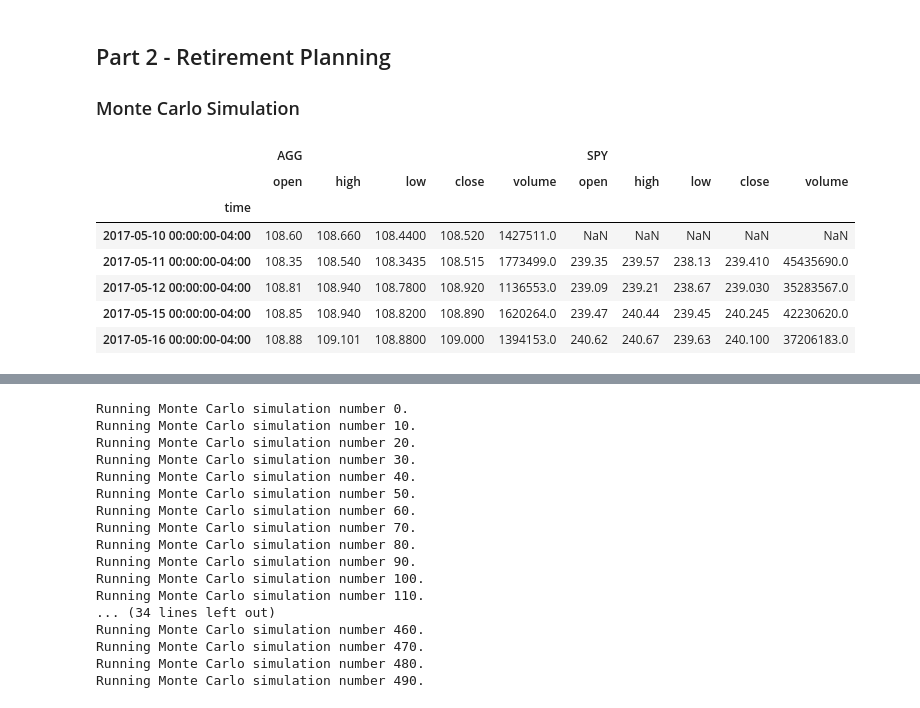
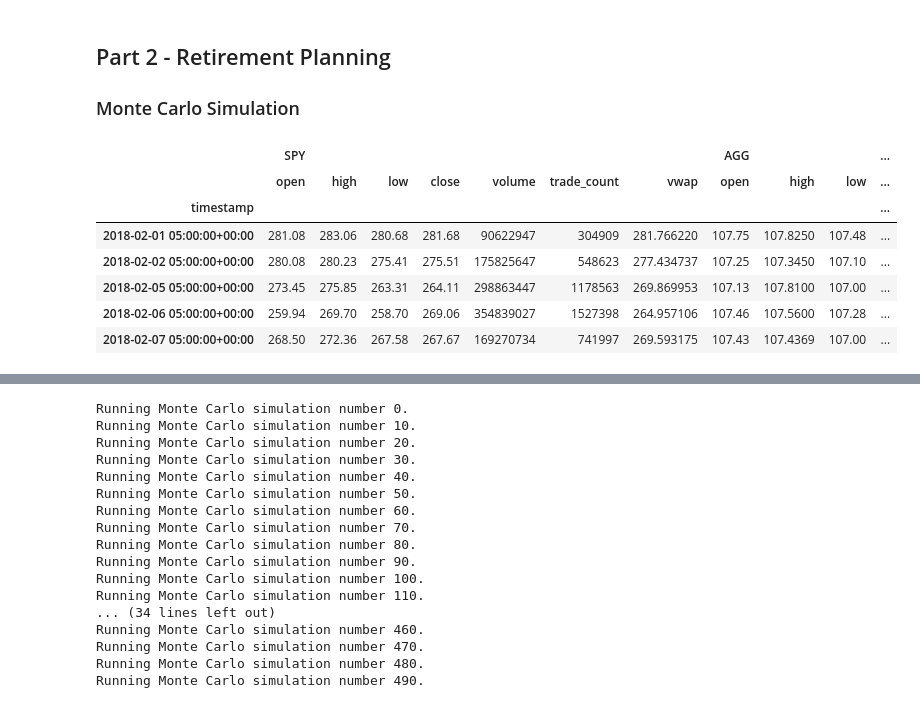
Before and after one commit to JeepCannon/Module5_Challenge, a Jupyter notebook: Module5_Challenge.ipynb, the cells around one changed output, grey strips where cells are left out. Saved outputs shown, nothing was run; the diff lists cells and outputs as text; code cells hidden in the pictures.

```diff
--- a/Module5_Challenge.ipynb
+++ b/Module5_Challenge.ipynb
@@ -218,23 +218,39 @@ end_date = pd.Timestamp('2021-05-01', tz='America/New_York').isoformat()
-# %%
-# Get 5 years' worth of historical data for SPY and AGG
-# YOUR CODE HERE!
-
-# Reorganize the DataFrame
-# Separate ticker data
-# YOUR CODE HERE!
-
-
-# Concatenate the ticker DataFrames
-# YOUR CODE HERE!
-
-# Display sample data
-df_stock_data.head()
-# %% [output]
-|  | AGG |  |  |  |  | SPY |  |  |  |  |
-|  | open | high | low | close | volume | open | high | low | close | volume |
-| time |  |  |  |  |  |  |  |  |  |  |
-| 2017-05-10 00:00:00-04:00 | 108.60 | 108.660 | 108.4400 | 108.520 | 1427511.0 | NaN | NaN | NaN | NaN | NaN |
-| 2017-05-11 00:00:00-04:00 | 108.35 | 108.540 | 108.3435 | 108.515 | 1773499.0 | 239.35 | 239.57 | 238.13 | 239.410 | 45435690.0 |
-| 2017-05-12 00:00:00-04:00 | 108.81 | 108.940 | 108.7800 | 108.920 | 1136553.0 | 239.09 | 239.21 | 238.67 | 239.030 | 35283567.0 |
-| 2017-05-15 00:00:00-04:00 | 108.85 | 108.940 | 108.8200 | 108.890 | 1620264.0 | 239.47 | 240.44 | 239.45 | 240.245 | 42230620.0 |
-| 2017-05-16 00:00:00-04:00 | 108.88 | 109.101 | 108.8800 | 109.000 | 1394153.0 | 240.62 | 240.67 | 239.63 | 240.100 | 37206183.0 |
+# %%
+alpaca_api_key = os.getenv("ALPACA_API_KEY")
+alpaca_secret_key = os.getenv("ALPACA_SECRET_KEY")
+
+api = tradeapi.REST(
+    alpaca_api_key,
+    alpaca_secret_key,
+    api_version = "v2"
+)
+
+
+# Get 5 years' worth of historical data for SPY and AGG
+tickers = ["SPY","AGG"]
+Tickers_Df = api.get_bars(
+    tickers,
+    timeframe,
+    start=start_date,
+    end=end_date
+).df
+# Reorganize the DataFrame
+# Separate ticker data
+SPY_Data = Tickers_Df[Tickers_Df["symbol"]=="SPY"].drop("symbol", axis=1)
+
+AGG_Data = Tickers_Df[Tickers_Df["symbol"]=="AGG"].drop("symbol", axis=1)
+
+# Concatenate the ticker DataFrames
+Ticker_Final = pd.concat([SPY_Data,AGG_Data],axis =1 ,keys = ("SPY","AGG"))
+
+# Display sample data
+Ticker_Final.head()
+# %% [output]
+|  | SPY |  |  |  |  |  |  | AGG |  |  | ... |
+|  | open | high | low | close | volume | trade_count | vwap | open | high | low | ... |
+| timestamp |  |  |  |  |  |  |  |  |  |  | ... |
+| 2018-02-01 05:00:00+00:00 | 281.08 | 283.06 | 280.68 | 281.68 | 90622947 | 304909 | 281.766220 | 107.75 | 107.8250 | 107.48 | ... |
+| 2018-02-02 05:00:00+00:00 | 280.08 | 280.23 | 275.41 | 275.51 | 175825647 | 548623 | 277.434737 | 107.25 | 107.3450 | 107.10 | ... |
+| 2018-02-05 05:00:00+00:00 | 273.45 | 275.85 | 263.31 | 264.11 | 298863447 | 1178563 | 269.869953 | 107.13 | 107.8100 | 107.00 | ... |
+| 2018-02-06 05:00:00+00:00 | 259.94 | 269.70 | 258.70 | 269.06 | 354839027 | 1527398 | 264.957106 | 107.46 | 107.5600 | 107.28 | ... |
+| 2018-02-07 05:00:00+00:00 | 268.50 | 272.36 | 267.58 | 267.67 | 169270734 | 741997 | 269.593175 | 107.43 | 107.4369 | 107.00 | ... |
```
Also changed, not shown: parts of 18 cells of this notebook.
